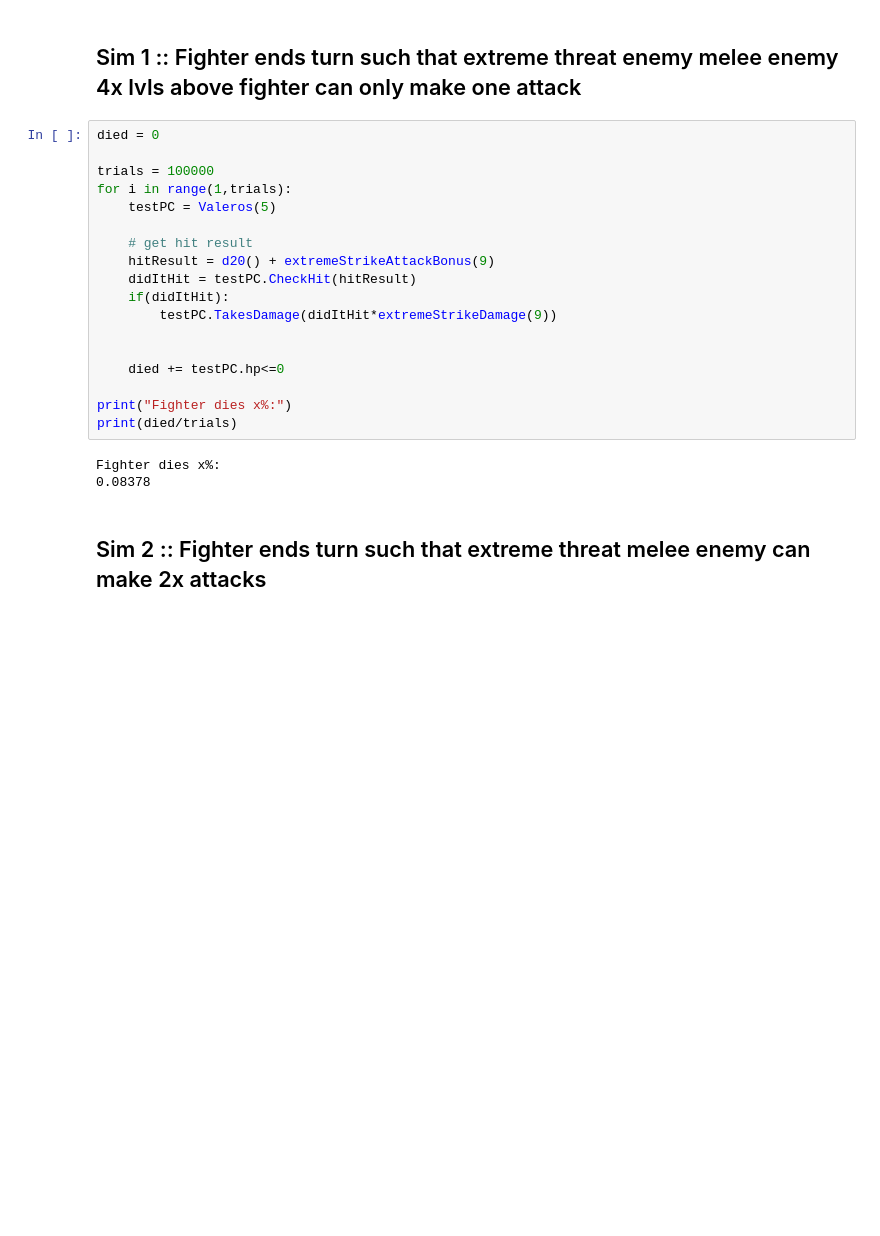
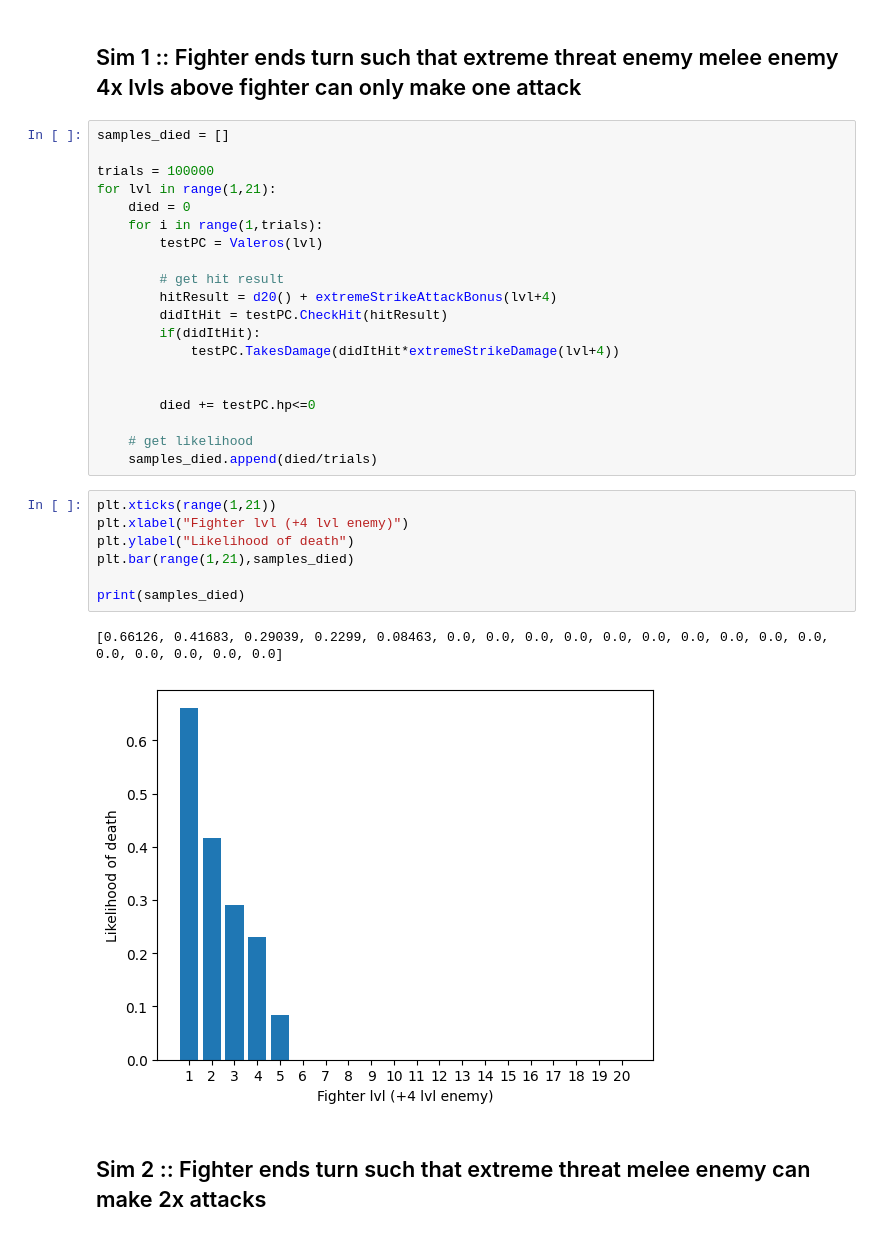
Before and after one commit to hunteramac/PF2E_Stat_Sim, a Jupyter notebook: avoidingAttacks.ipynb, the cells around one changed output. Cells and saved outputs as stored; diff of their text form; blank space fills up the shorter version.

Commit message:
setup experiment to get results across level range

```diff
--- a/avoidingAttacks.ipynb
+++ b/avoidingAttacks.ipynb
@@ -158,26 +158,35 @@ extremeStrikeDamage(15)
 # %% [markdown]
 ## Sim 1 :: Fighter ends turn such that extreme threat enemy melee enemy 4x lvls above fighter can only make one attack
 # %%
-died = 0
+samples_died = []
 
 trials = 100000
-for i in range(1,trials):
-    testPC = Valeros(5)
+for lvl in range(1,21):
+    died = 0
+    for i in range(1,trials):
+        testPC = Valeros(lvl)
 
-    # get hit result
-    hitResult = d20() + extremeStrikeAttackBonus(9)
-    didItHit = testPC.CheckHit(hitResult)
-    if(didItHit):
-        testPC.TakesDamage(didItHit*extremeStrikeDamage(9))
+        # get hit result
+        hitResult = d20() + extremeStrikeAttackBonus(lvl+4)
+        didItHit = testPC.CheckHit(hitResult)
+        if(didItHit):
+            testPC.TakesDamage(didItHit*extremeStrikeDamage(lvl+4))
 
 
-    died += testPC.hp<=0
+        died += testPC.hp<=0
 
-print("Fighter dies x%:")
-print(died/trials)
+    # get likelihood
+    samples_died.append(died/trials)
-# %% [output]
-Fighter dies x%:
-0.08378
+# %%
+plt.xticks(range(1,21))
+plt.xlabel("Fighter lvl (+4 lvl enemy)")
+plt.ylabel("Likelihood of death")
+plt.bar(range(1,21),samples_died)
+
+print(samples_died)
+# %% [output]
+[0.66126, 0.41683, 0.29039, 0.2299, 0.08463, 0.0, 0.0, 0.0, 0.0, 0.0, 0.0, 0.0, 0.0, 0.0, 0.0, 0.0, 0.0, 0.0, 0.0, 0.0]
+[figure, added]
 # %% [markdown]
 ## Sim 2 :: Fighter ends turn such that extreme threat melee enemy can make 2x attacks
 # %%
```
Also changed, not shown: parts of 6 cells of this notebook.
